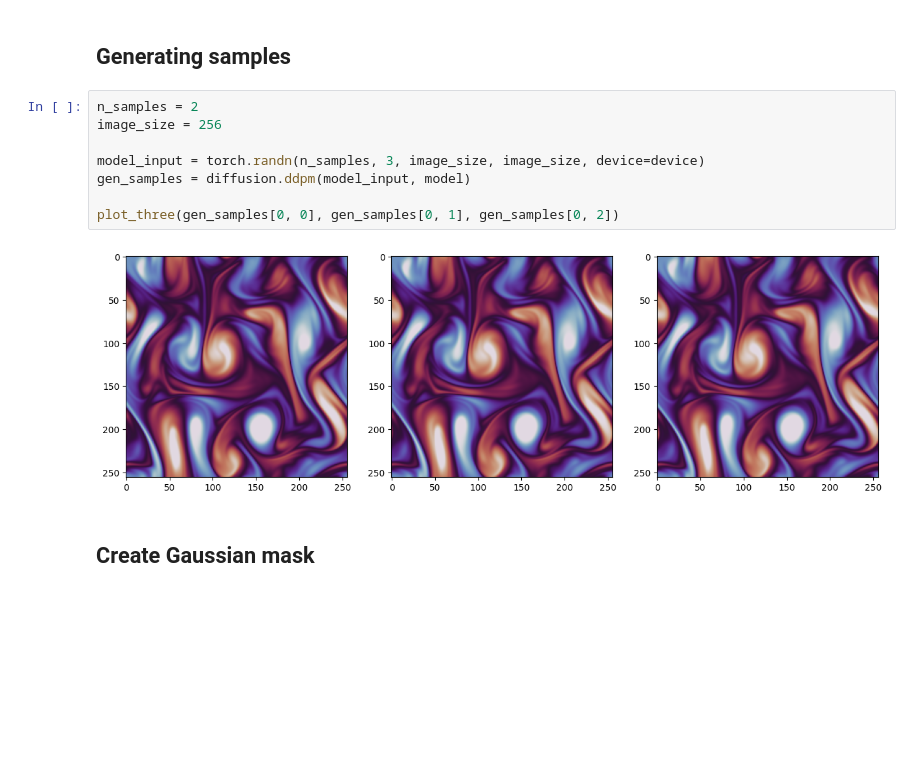
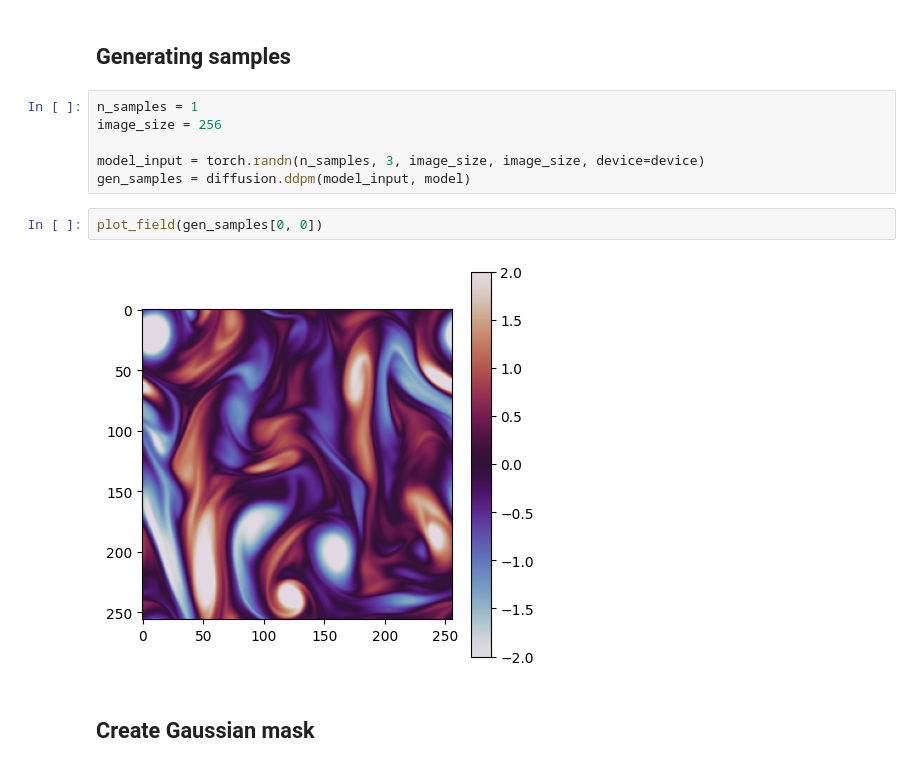
Before and after one commit to ojasvanema/guiding-diffusion-models-sparse-reconstruction, a Jupyter notebook: examples.ipynb, the cells around one changed output. Cells and saved outputs as stored; diff of their text form; blank space fills up the shorter version.

```diff
--- a/examples.ipynb
+++ b/examples.ipynb
@@ -34,15 +34,15 @@ model.to(device);
 # %% [markdown]
 ## Generating samples
 # %%
-n_samples = 2
+n_samples = 1
 image_size = 256
 
 model_input = torch.randn(n_samples, 3, image_size, image_size, device=device)
 gen_samples = diffusion.ddpm(model_input, model)
-
-plot_three(gen_samples[0, 0], gen_samples[0, 1], gen_samples[0, 2])
-# %% [output]
-[figure, removed]
+# %%
+plot_field(gen_samples[0, 0])
+# %% [output]
+[figure, added]
 # %% [markdown]
 ## Create Gaussian mask
 # %%
```
Also changed, not shown: parts of 6 cells of this notebook, 2 other files.
